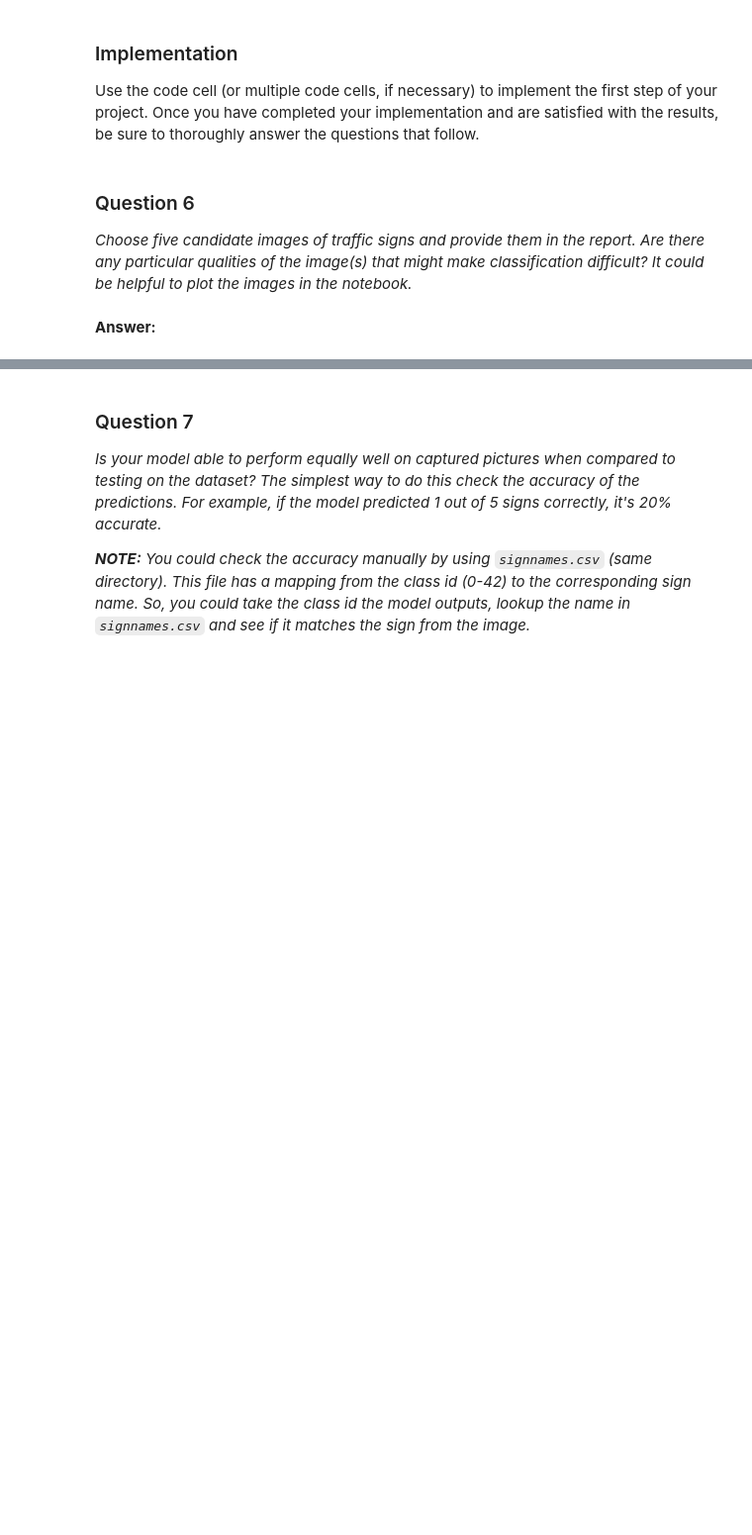
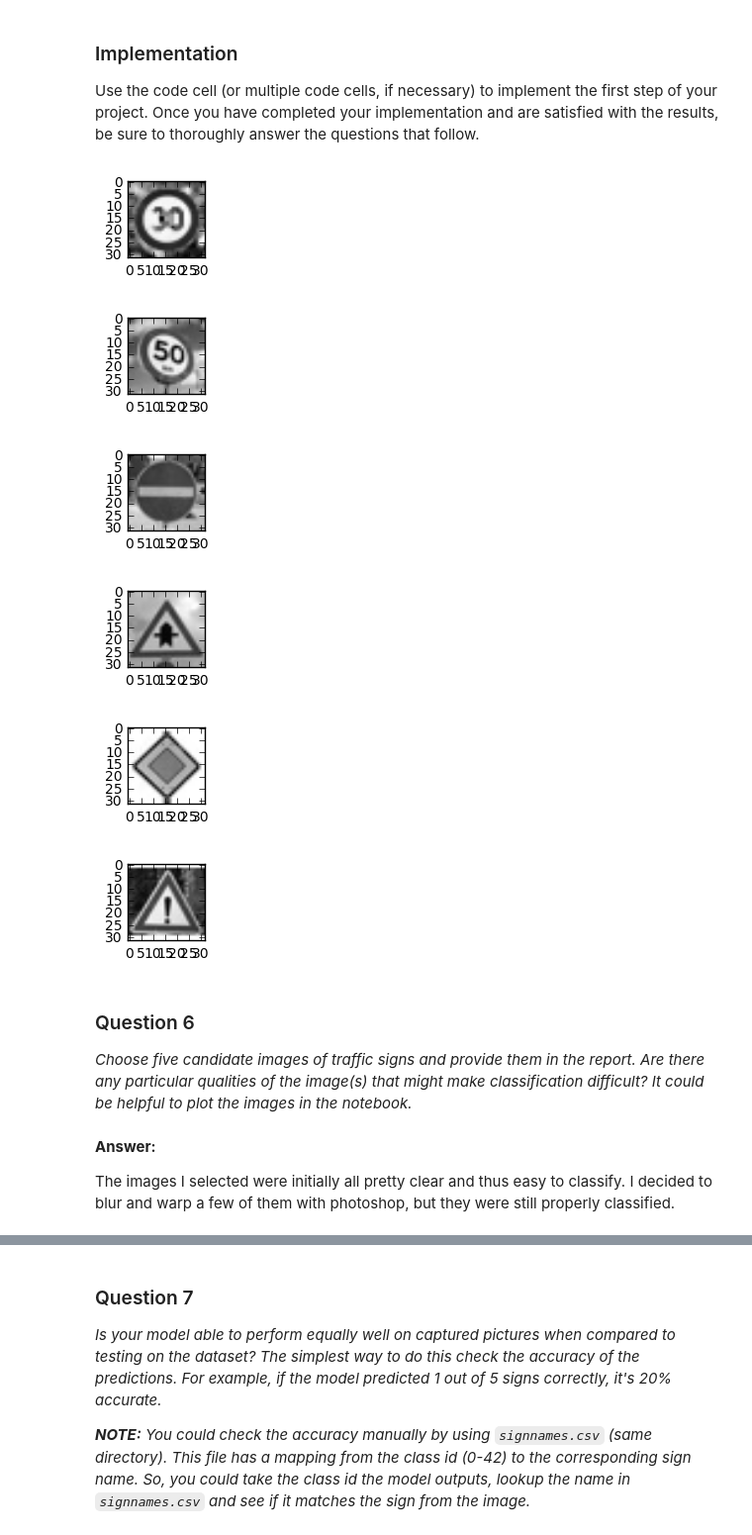
Before and after one commit to mjbeauregard/CarND-Traffic-Sign-Classifier-Project, a Jupyter notebook: Traffic_Sign_Classifier.ipynb, the cells around one changed output, grey strips where cells are left out. Shown at 99% size. Drawn from its saved outputs; the diff is of its cells as text; code cells hidden in the pictures; blank space fills up the shorter version.

```diff
--- a/Traffic_Sign_Classifier.ipynb
+++ b/Traffic_Sign_Classifier.ipynb
@@ -365,6 +458,26 @@ Use the code cell (or multiple code cells, if necessary) to implement the first
+# %%
+### Load the images and plot them here.
+### Feel free to use as many code cells as needed.
+import os
+
+test_files = { 1: "speed-limit-30.jpg", 2: "speed-limit-50.jpg", 11: "right-of-way.jpg", 12: "priority-road.jpg", 17: "no-entry.jpg", 18: "caution.jpg"}
+
+def load_test_image(file):
+    image = cv2.imread("test-images/{}".format(file), cv2.IMREAD_GRAYSCALE)
+    plt.figure(figsize=(1,1))
+    plt.imshow(image, cmap="gray")
+    return image[..., None]
+
+X_captured = list(map(load_test_image, test_files.values()))
+y_captured = np.array(list(test_files.keys()))
+# %% [output]
+[figure, added]
+[figure, added]
+[figure, added]
+[figure, added]
+[figure, added]
+[figure, added]
 # %% [markdown]
 ### Question 6
 
 _Choose five candidate images of traffic signs and provide them in the report. Are there any particular qualities of the image(s) that might make classification difficult? It could be helpful to plot the images in the notebook._
-# %% [markdown]
-**Answer:**
@@ -373,0 +484,4 @@ _Choose five candidate images of traffic signs and provide them in the report. A
+# %% [markdown]
+**Answer:**
+
+The images I selected were initially all pretty clear and thus easy to classify. I decided to blur and warp a few of them with photoshop, but they were still properly classified.
```
Also changed, not shown: parts of 27 cells of this notebook.
